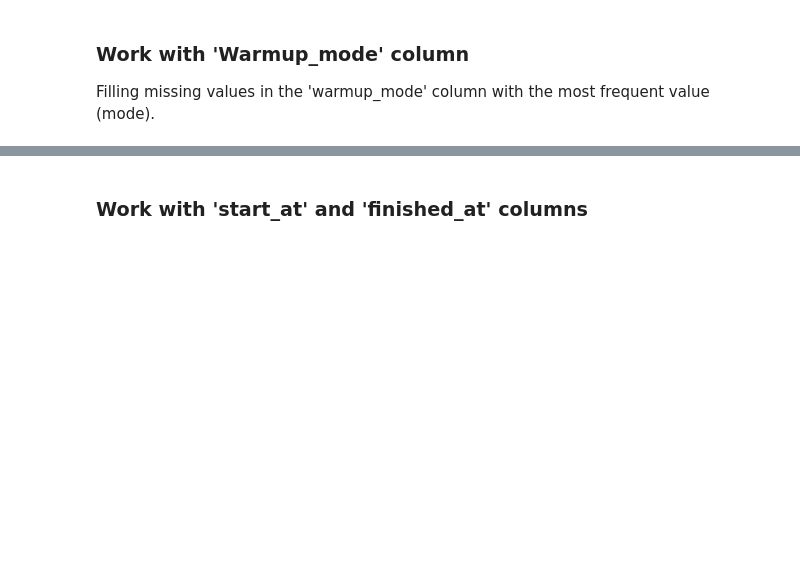
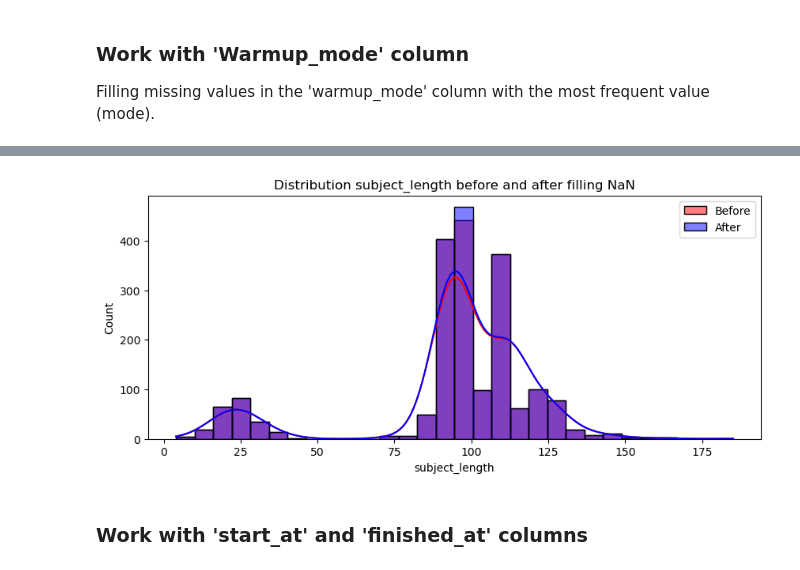
Before and after one commit to dadaxonEnigma/Big-Data-Course, a Jupyter notebook: Assignment 2/campaigns.ipynb, the cells around one changed output, grey strips where cells are left out. Saved outputs shown, nothing was run; the diff lists cells and outputs as text; code cells hidden in the pictures; blank space fills up the shorter version.

```diff
--- a/Assignment 2/campaigns.ipynb
+++ b/Assignment 2/campaigns.ipynb
@@ -125,3 +190,16 @@ campaigns_df = campaigns_df.infer_objects(copy=False)
+# %%
+campaigns_df['subject_length'] = campaigns_df.groupby('channel')['subject_length'].transform(lambda x: x.fillna(x.median()))
+
+campaigns_df['subject_length'] = campaigns_df['subject_length'].fillna(campaigns_df['subject_length'].median())
+# %%
+plt.figure(figsize=(10, 4))
+sns.histplot(original_campaigns_df['subject_length'], bins=30, kde=True, color="red", alpha=0.5, label="Before")
+sns.histplot(campaigns_df['subject_length'], bins=30, kde=True, color="blue", alpha=0.5, label="After")
+plt.legend()
+plt.title("Distribution subject_length before and after filling NaN")
+plt.show()
+# %% [output]
+[figure, added]
 # %% [markdown]
 ### Work with 'start_at' and 'finished_at' columns
 # %%
```
Also changed, not shown: parts of 15 cells of this notebook.
